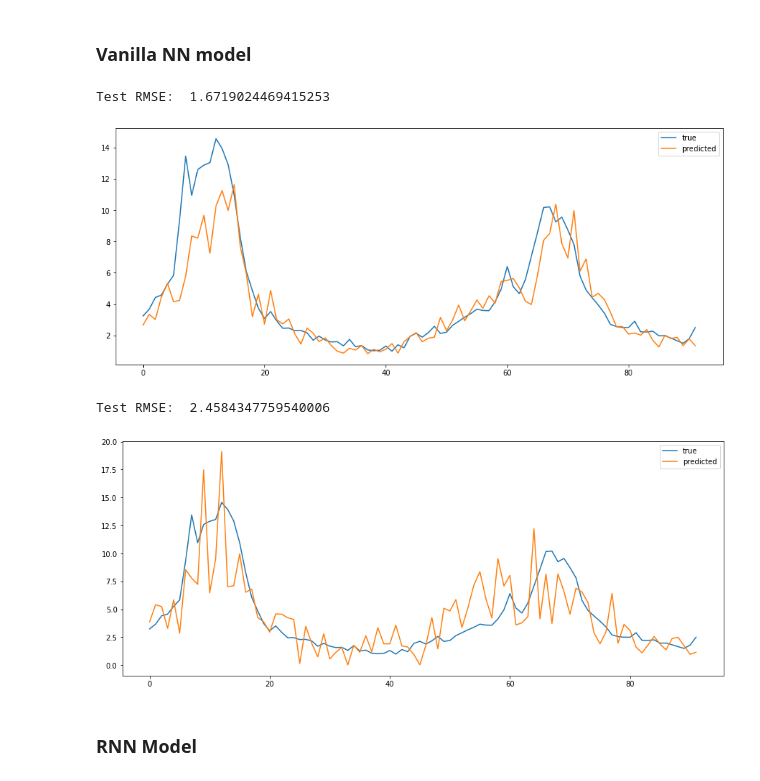
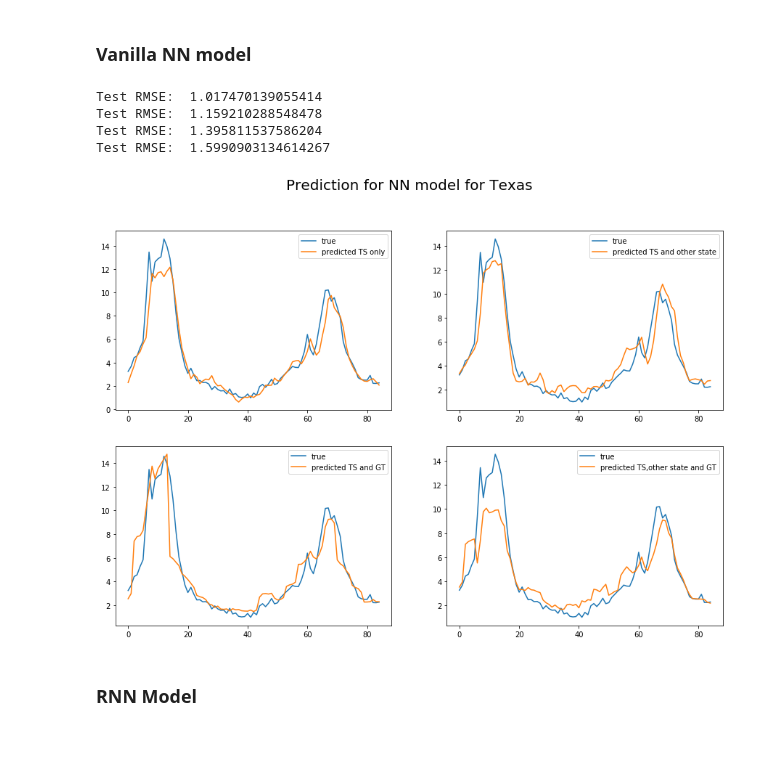
Before and after one commit to FiveSixSenvenEight/109B_flu_prediction, a Jupyter notebook: 02-analysis/NN.ipynb, the cells around one changed output. Saved outputs shown, nothing was run; the diff lists cells and outputs as text; code cells hidden in the pictures; blank space fills up the shorter version.

```diff
--- a/02-analysis/NN.ipynb
+++ b/02-analysis/NN.ipynb
@@ -116,12 +37,0 @@ def VanillaNN(state,if_plot=True,if_gt = None):
-# %%
-# Without Google Trend
-VanillaNN('Texas',if_plot=True)
-# %% [output]
-Test RMSE:  1.6719024469415253
-[figure, removed]
-# %%
-# With goolge trend
-VanillaNN('Texas',if_plot=True,if_gt=True)
-# %% [output]
-Test RMSE:  2.4584347759540006
-[figure, removed]
@@ -128,2 +100,37 @@ Test RMSE:  2.4584347759540006
+# %%
+NN_TS1 = VanillaNN('Texas',None,False,False,1)
+# Autocorrelation without GT
+NN_TSOS1 = VanillaNN('Texas',['New Mexico', 'Oklahoma', 'Louisiana', 'Arkansas'],False, False,1)
+# With goolge trend
+NN_TSGT1 = VanillaNN('Texas',None,False,True,1)
+# With goolge trend
+NN_TSOSGT1 = VanillaNN('Texas',['New Mexico', 'Oklahoma', 'Louisiana', 'Arkansas'],False,True,1)
+# %% [output]
+Test RMSE:  1.017470139055414
+Test RMSE:  1.159210288548478
+Test RMSE:  1.395811537586204
+Test RMSE:  1.5990903134614267
+# %%
+def plot_prediction(TS,TSOS,TSGT,TSOSGT):
+    _, _, _, _, y_test, y_all,scaler = get_data('Texas', 1,with_gt=False,predictor_state=None)
+    y_test = y_test.values.reshape(-1,)
+    fig,ax = plt.subplots(2,2,figsize = (15,10))
+    ax[0][0].plot(y_test.tolist(), label='true')
+    ax[0][0].plot(TS, label='predicted TS only')
+    ax[0][1].plot(y_test.tolist(), label='true')
+    ax[0][1].plot(TSOS, label='predicted TS and other state')
+    ax[1][0].plot(y_test.tolist(), label='true')
+    ax[1][0].plot(TSGT, label='predicted TS and GT')
+    ax[1][1].plot(y_test.tolist(), label='true')
+    ax[1][1].plot(TSOSGT, label='predicted TS,other state and GT')
+    ax[0][0].legend()
+    ax[0][1].legend()
+    ax[1][0].legend()
+    ax[1][1].legend()
+    fig.suptitle("Prediction for NN model for Texas",size = 20)
+# %%
+plot_prediction(NN_TS1,NN_TSOS1,NN_TSGT1,NN_TSOSGT1)
+# %% [output]
+[figure, added]
 # %% [markdown]
 ### RNN Model
```
Also changed, not shown: parts of 27 cells of this notebook.
